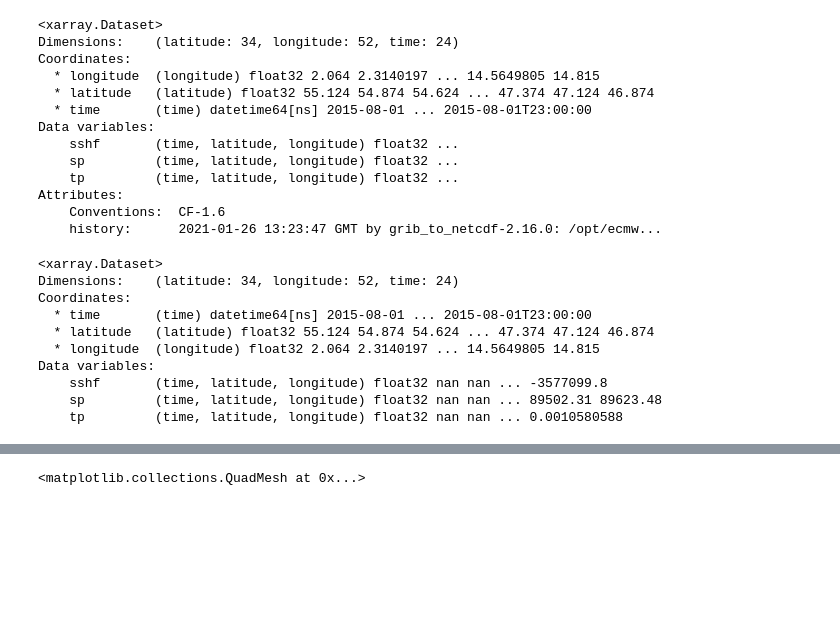
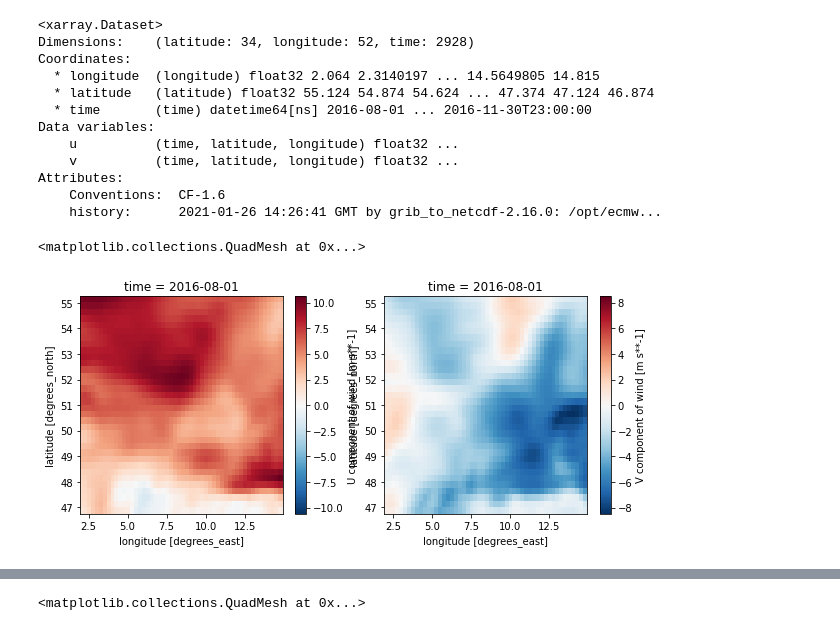
Before and after one commit to FionaLippert/birdMigration, a Jupyter notebook: notebooks/Untitled1.ipynb, the cells around one changed output, grey strips where cells are left out. Cells and saved outputs as stored; diff of their text form; code cells hidden in the pictures; blank space fills up the shorter version.

```diff
--- a/notebooks/Untitled1.ipynb
+++ b/notebooks/Untitled1.ipynb
@@ -5,31 +6,24 @@ import rioxarray
 # %%
-ds = xr.open_dataset('/home/fiona/test_era5/era5_surface_data_2015_test.nc')
+ds = xr.open_dataset('/home/fiona/environmental_data/era5/fall/wind_850.nc')
 # %%
 ds
 # %% [output]
 <xarray.Dataset>
-Dimensions:    (latitude: 34, longitude: 52, time: 24)
+Dimensions:    (latitude: 34, longitude: 52, time: 2928)
 Coordinates:
   * longitude  (longitude) float32 2.064 2.3140197 ... 14.5649805 14.815
   * latitude   (latitude) float32 55.124 54.874 54.624 ... 47.374 47.124 46.874
-  * time       (time) datetime64[ns] 2015-08-01 ... 2015-08-01T23:00:00
+  * time       (time) datetime64[ns] 2016-08-01 ... 2016-11-30T23:00:00
 Data variables:
-    sshf       (time, latitude, longitude) float32 ...
-    sp         (time, latitude, longitude) float32 ...
-    tp         (time, latitude, longitude) float32 ...
+    u          (time, latitude, longitude) float32 ...
+    v          (time, latitude, longitude) float32 ...
 Attributes:
     Conventions:  CF-1.6
-    history:      2021-01-26 13:23:47 GMT by grib_to_netcdf-2.16.0: /opt/ecmw...
+    history:      2021-01-26 14:26:41 GMT by grib_to_netcdf-2.16.0: /opt/ecmw...
-# %%
-ds.resample(time='1H', skipna=True).reduce(np.nanmean)
-# %% [output]
-<xarray.Dataset>
-Dimensions:    (latitude: 34, longitude: 52, time: 24)
-Coordinates:
-  * time       (time) datetime64[ns] 2015-08-01 ... 2015-08-01T23:00:00
-  * latitude   (latitude) float32 55.124 54.874 54.624 ... 47.374 47.124 46.874
-  * longitude  (longitude) float32 2.064 2.3140197 ... 14.5649805 14.815
-Data variables:
-    sshf       (time, latitude, longitude) float32 nan nan ... -3577099.8
-    sp         (time, latitude, longitude) float32 nan nan ... 89502.31 89623.48
-    tp         (time, latitude, longitude) float32 nan nan ... 0.0010580588
+# %%
+fig, ax = plt.subplots(1, 2, figsize=(10,4))
+ds.u.isel(time=0).plot(ax=ax[0])
+ds.v.isel(time=0).plot(ax=ax[1])
+# %% [output]
+<matplotlib.collections.QuadMesh at 0x...>
+[figure, added]
```
Also changed, not shown: parts of 4 cells of this notebook, 7 other files.
